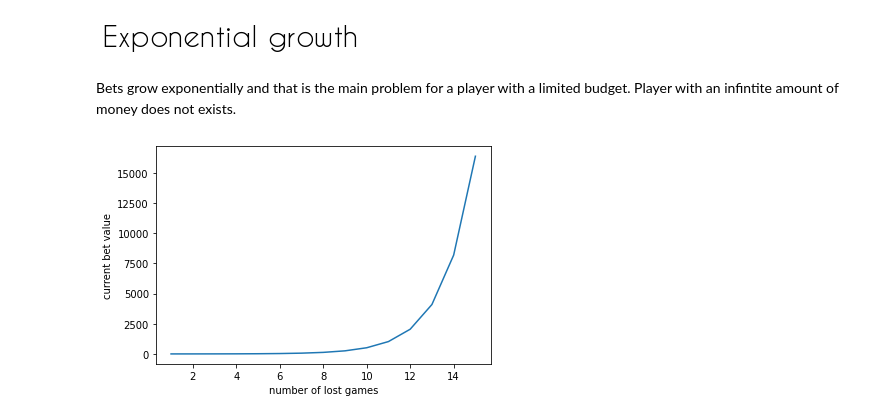
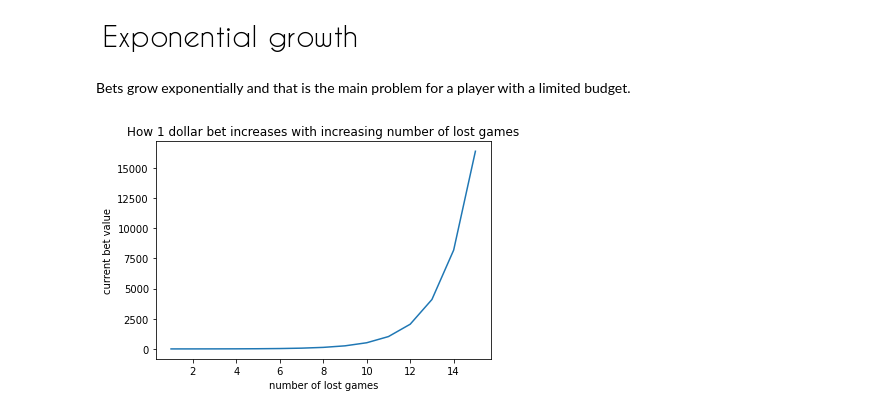
Before and after one commit to AdamSikorski/The-Martingale-betting-system, a Jupyter notebook: Martingale_system.ipynb, the cells around one changed output. Drawn from its saved outputs; the diff is of its cells as text; code cells hidden in the pictures.

```diff
--- a/Martingale_system.ipynb
+++ b/Martingale_system.ipynb
@@ -98,19 +98,20 @@ last bet values:  [4, 8, 16, 32, 64, 128, 256, 512, 1024, 2048]
 # %% [markdown]
 ![image.png](embedded-picture-1)
 # %% [markdown]
-Bets grow exponentially and that is the main problem for a player with a limited budget. Player with an infintite amount of money does not exists.
+Bets grow exponentially and that is the main problem for a player with a limited budget.
 # %%
 y_pyplot = []
 for n in range(0,15,1):
   y_pyplot.append(2**n)
 
 x_pyplot = np.arange(1,16)
 fig, ax = plt.subplots()
 ax.yaxis.set_ticks(np.arange(0, 1000000,2500))
 
 plt.plot(x_pyplot,y_pyplot)
+plt.title("How 1 dollar bet increases with increasing number of lost games")
 plt.xlabel("number of lost games")
 plt.ylabel("current bet value")
 plt.show()
 # %% [output]
-[figure, old version]
+[figure, new version]
```
